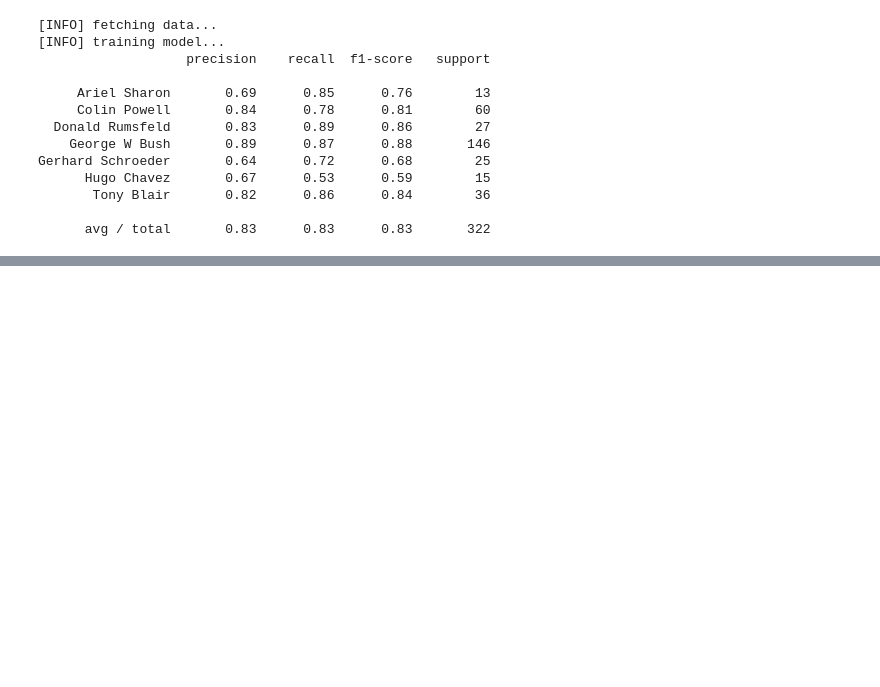
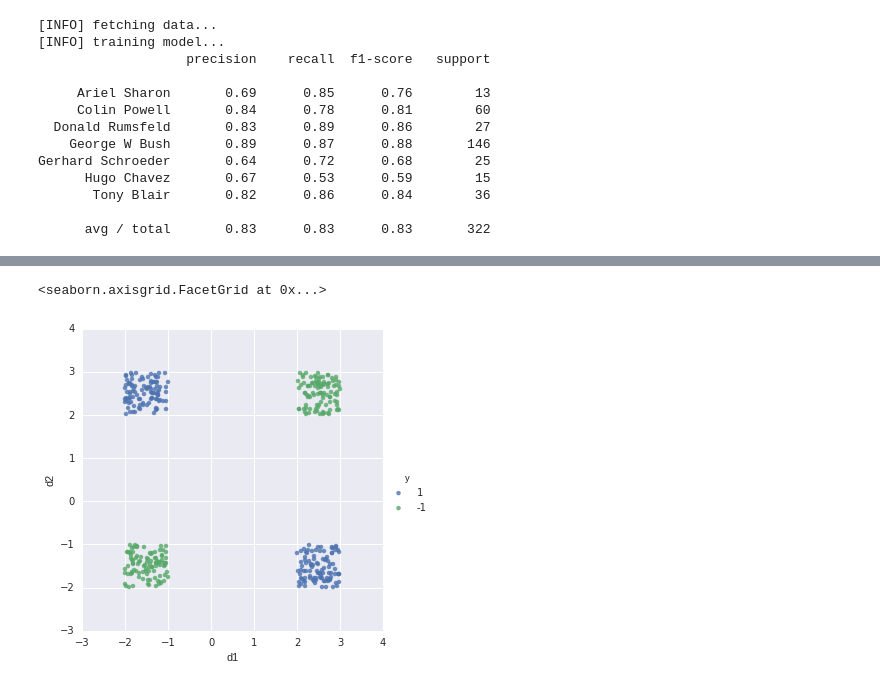
Before and after one commit to YaroslavSchubert/pyimagegurus, a Jupyter notebook: MONTH_3_1.ipynb, the cells around one changed output, grey strips where cells are left out. Cells and saved outputs as stored; diff of their text form; code cells hidden in the pictures; blank space fills up the shorter version.

```diff
--- a/MONTH_3_1.ipynb
+++ b/MONTH_3_1.ipynb
@@ -150,0 +148,36 @@ Gerhard Schroeder       0.64      0.72      0.68        25
+# %%
+# USAGE
+# python classify.py
+
+# import the necessary packages
+from __future__ import print_function
+from sklearn.cross_validation import train_test_split
+from sklearn.metrics import classification_report
+from sklearn.svm import SVC
+import numpy as np
+
+# generate the XOR data
+tl = np.random.uniform(size=(100, 2)) + np.array([-2.0, 2.0])
+tr = np.random.uniform(size=(100, 2)) + np.array([2.0, 2.0])
+br = np.random.uniform(size=(100, 2)) + np.array([2.0, -2.0])
+bl = np.random.uniform(size=(100, 2)) + np.array([-2.0, -2.0])
+X = np.vstack([tl, tr, br, bl])
+y = np.hstack([[1] * len(tl), [-1] * len(tr), [1] * len(br), [-1] * len(bl)])
+
+# construct the training and testing split by taking 75% of the data for training
+# and 25% for testing
+(trainData, testData, trainLabels, testLabels) = train_test_split(X, y, test_size=0.25,
+	random_state=42)
+
+# train the linear SVM model, evaluate it, and show the results
+print("[RESULTS] SVM w/ Linear Kernel")
+model = SVC(kernel="linear")
+model.fit(X, y)
+print(classification_report(testLabels, model.predict(testData)))
+print("")
+
+# train the SVM + poly. kernel model, evaluate it, and show the results
+print("[RESULTS] SVM w/ Polynomial Kernel")
+model = SVC(kernel="poly", degree=2, coef0=1)
+model.fit(X, y)
+print(classification_report(testLabels, model.predict(testData)))
@@ -150,0 +201,10 @@ Gerhard Schroeder       0.64      0.72      0.68        25
+# %%
+import seaborn as sns
+
+df = pd.DataFrame(X)
+df['y'] = pd.DataFrame(y)
+df.columns = ['d1','d2','y']
+sns.lmplot('d1','d2',df,'y', fit_reg=False)
+# %% [output]
+<seaborn.axisgrid.FacetGrid at 0x...>
+[figure, added]
```
Also changed, not shown: parts of 2 cells of this notebook, 6 other files.
